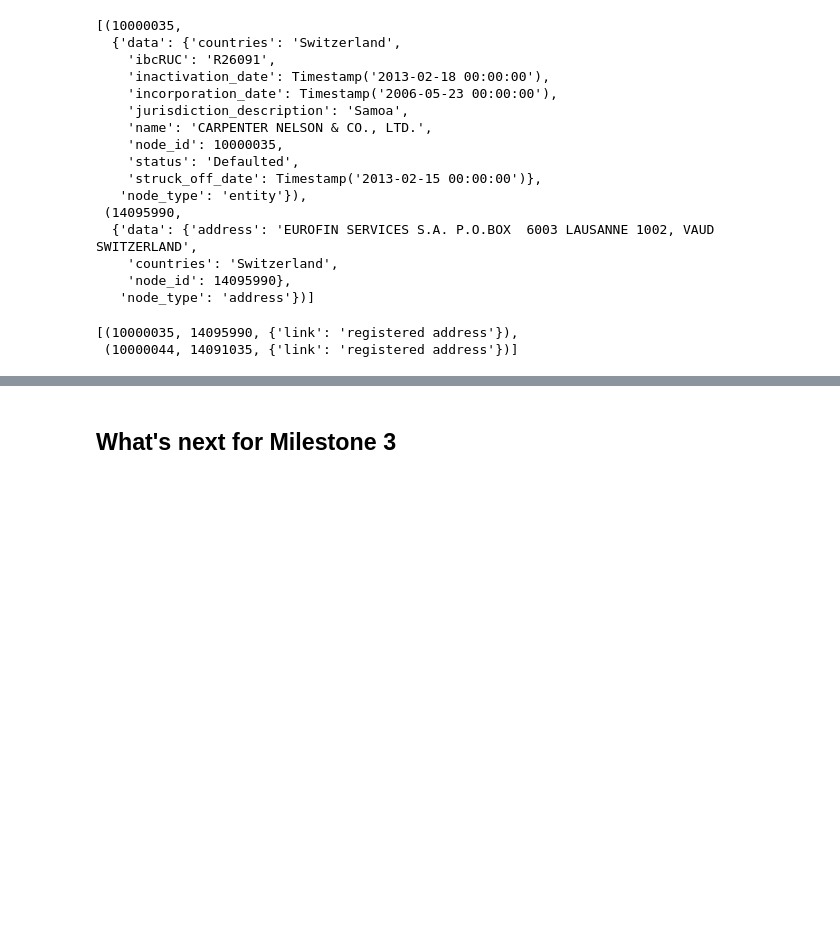
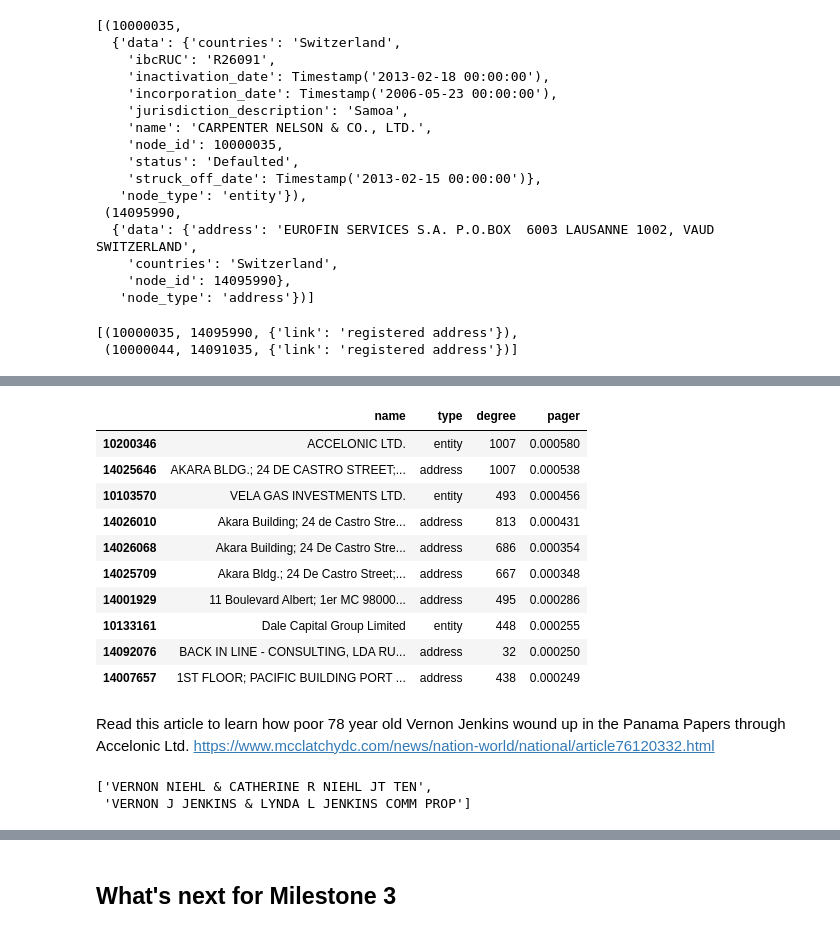
Before and after one commit to franckdess/ADA-Project, a Jupyter notebook: ml2.ipynb, the cells around one changed output, grey strips where cells are left out. Cells and saved outputs as stored; diff of their text form; code cells hidden in the pictures; blank space fills up the shorter version.

```diff
--- a/ml2.ipynb
+++ b/ml2.ipynb
@@ -425,0 +545,24 @@ list(G.edges(data=True))[:2]
+# %%
+dist.sort_values('pager', ascending=False)[:10]
+# %% [output]
+|  | name | type | degree | pager |
+| 10200346 | ACCELONIC LTD. | entity | 1007 | 0.000580 |
+| 14025646 | AKARA BLDG.; 24 DE CASTRO STREET;... | address | 1007 | 0.000538 |
+| 10103570 | VELA GAS INVESTMENTS LTD. | entity | 493 | 0.000456 |
+| 14026010 | Akara Building; 24 de Castro Stre... | address | 813 | 0.000431 |
+| 14026068 | Akara Building; 24 De Castro Stre... | address | 686 | 0.000354 |
+| 14025709 | Akara Bldg.; 24 De Castro Street;... | address | 667 | 0.000348 |
+| 14001929 | 11 Boulevard Albert; 1er MC 98000... | address | 495 | 0.000286 |
+| 10133161 | Dale Capital Group Limited | entity | 448 | 0.000255 |
+| 14092076 | BACK IN LINE - CONSULTING, LDA RU... | address | 32 | 0.000250 |
+| 14007657 | 1ST FLOOR; PACIFIC BUILDING PORT ... | address | 438 | 0.000249 |
+# %% [markdown]
+Read this article to learn how poor 78 year old Vernon Jenkins wound up in the Panama Papers through Accelonic Ltd. https://www.mcclatchydc.com/news/nation-world/national/article76120332.html
+# %%
+#Saving private Jenkins
+accelonic_neighbors = [get_name(giant.node[n]) for n in giant_undir.neighbors(10200346)]
+vernie = [v for v in accelonic_neighbors if 'VERNON' in v]
+vernie
+# %% [output]
+['VERNON NIEHL & CATHERINE R NIEHL JT TEN',
+ 'VERNON J JENKINS & LYNDA L JENKINS COMM PROP']
```
Also changed, not shown: parts of 35 cells of this notebook.
